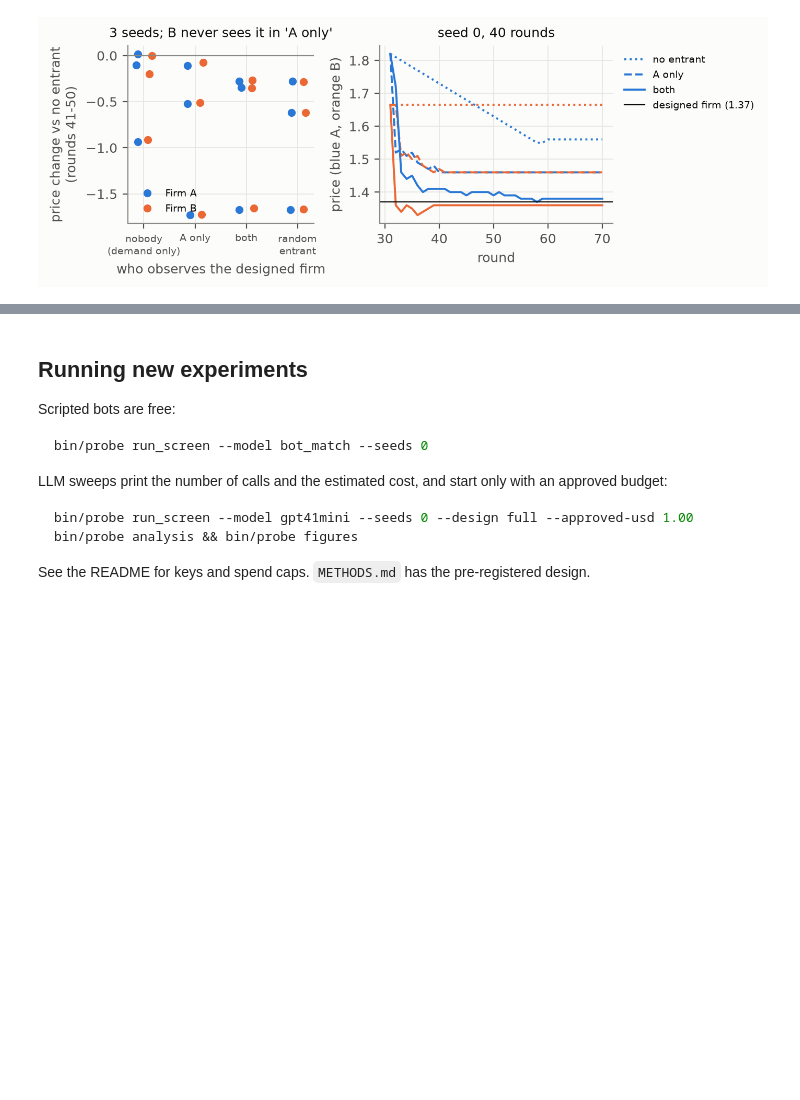
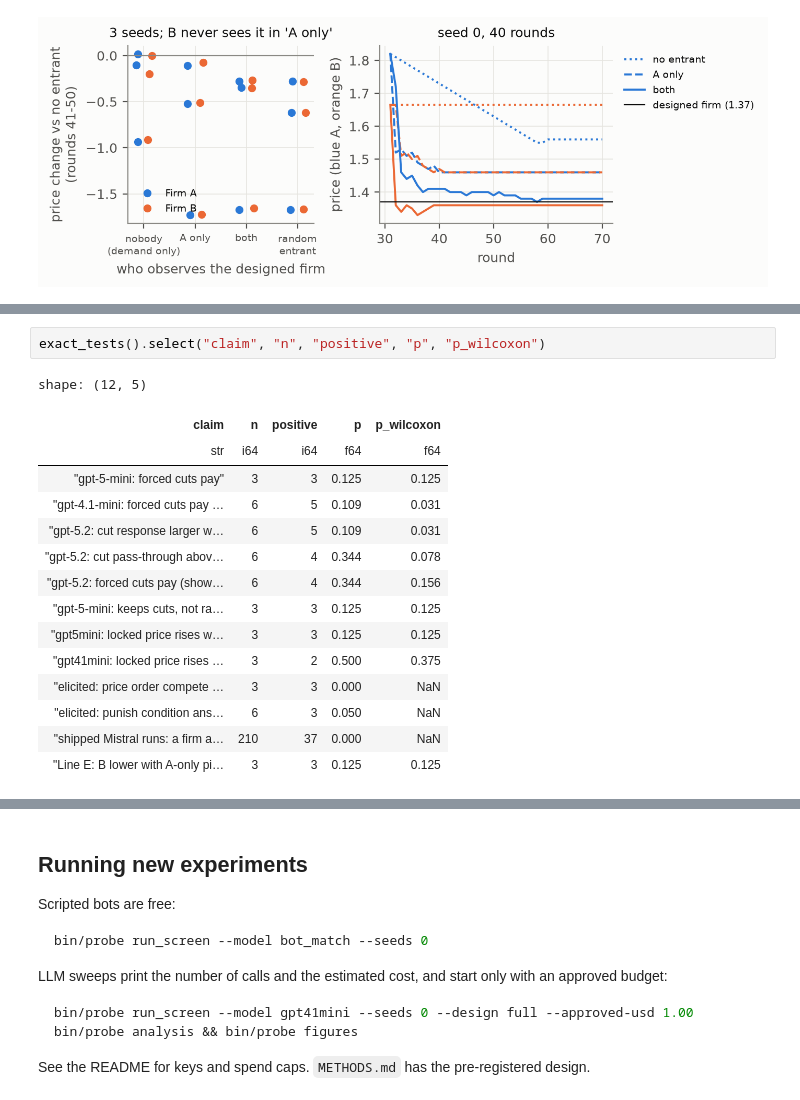
Before and after one commit to omanshuthapliyal/llm-collusion-audit, a Jupyter notebook: notebooks/demo.ipynb, the cells around one changed output, grey strips where cells are left out. Cells and saved outputs as stored; diff of their text form; blank space fills up the shorter version.

```diff
--- a/notebooks/demo.ipynb
+++ b/notebooks/demo.ipynb
@@ -171,0 +197,18 @@ display(Image(filename=str(FIG / "fig_designed.png"), width=760))
+# %%
+exact_tests().select("claim", "n", "positive", "p", "p_wilcoxon")
+# %% [output]
+shape: (12, 5)
+| claim | n | positive | p | p_wilcoxon |
+| str | i64 | i64 | f64 | f64 |
+| "gpt-5-mini: forced cuts pay" | 3 | 3 | 0.125 | 0.125 |
+| "gpt-4.1-mini: forced cuts pay … | 6 | 5 | 0.109 | 0.031 |
+| "gpt-5.2: cut response larger w… | 6 | 5 | 0.109 | 0.031 |
+| "gpt-5.2: cut pass-through abov… | 6 | 4 | 0.344 | 0.078 |
+| "gpt-5.2: forced cuts pay (show… | 6 | 4 | 0.344 | 0.156 |
+| "gpt-5-mini: keeps cuts, not ra… | 3 | 3 | 0.125 | 0.125 |
+| "gpt5mini: locked price rises w… | 3 | 3 | 0.125 | 0.125 |
+| "gpt41mini: locked price rises … | 3 | 2 | 0.500 | 0.375 |
+| "elicited: price order compete … | 3 | 3 | 0.000 | NaN |
+| "elicited: punish condition ans… | 6 | 3 | 0.050 | NaN |
+| "shipped Mistral runs: a firm a… | 210 | 37 | 0.000 | NaN |
+| "Line E: B lower with A-only pi… | 3 | 3 | 0.125 | 0.125 |
```
Also changed, not shown: parts of 4 cells of this notebook, 1 other file.
